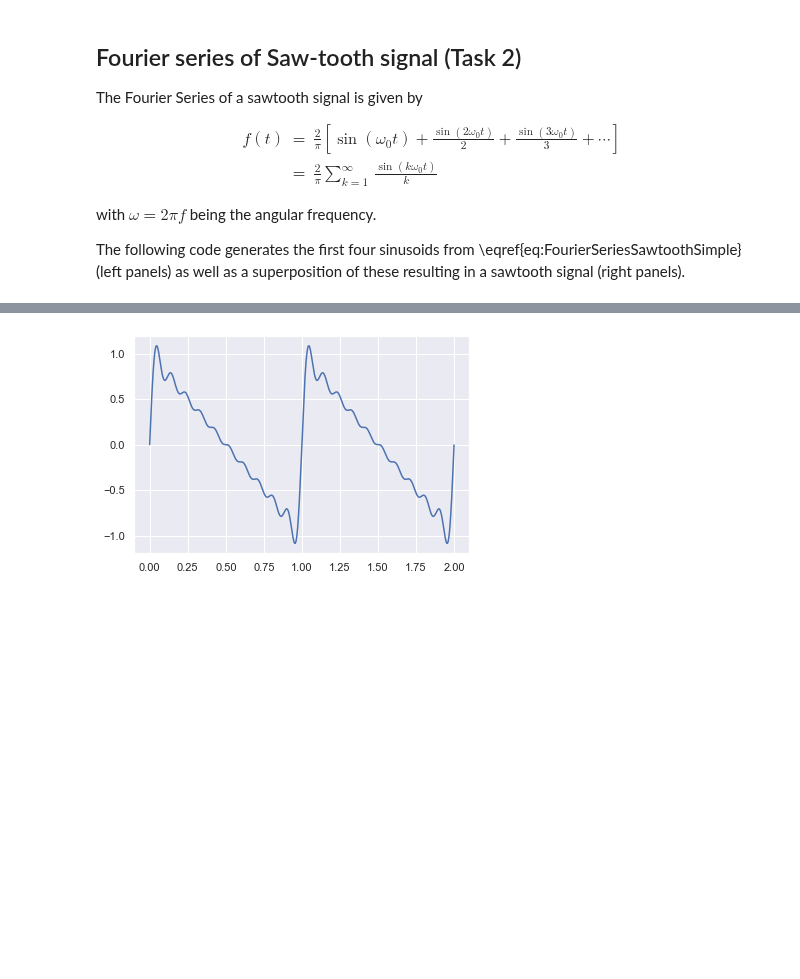
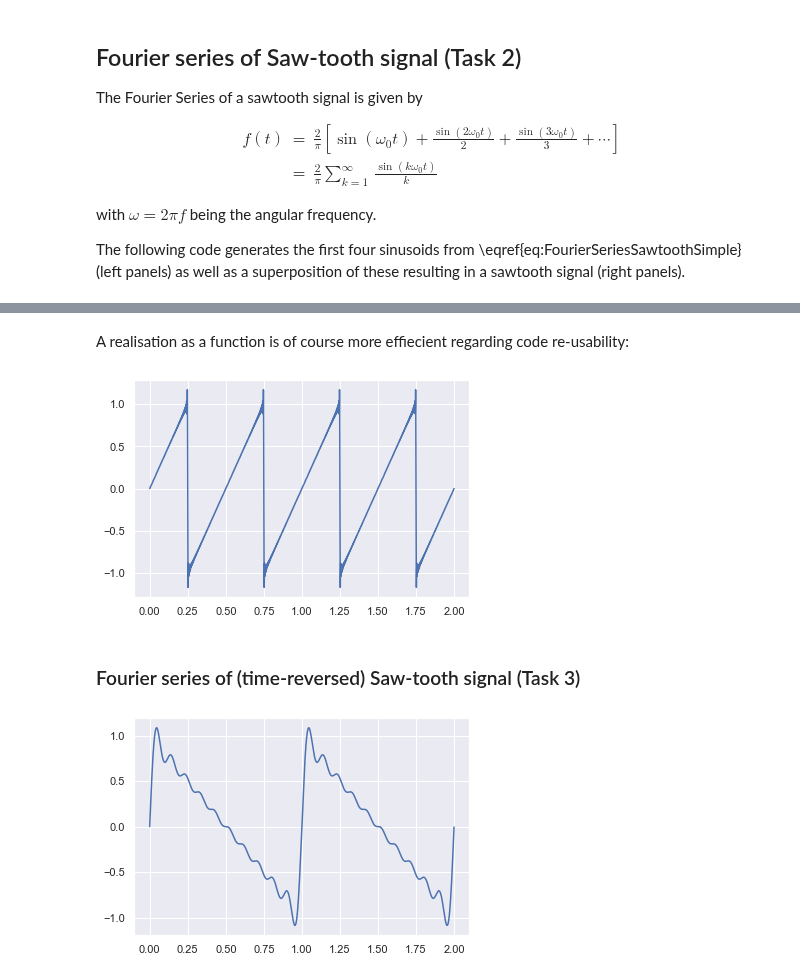
Before and after one commit to sap-shef/SpeechProcesssingLab, a Jupyter notebook: Lab-Sheet-Solutions/Lab-Sheet-4-Solution.ipynb, the cells around one changed output, grey strips where cells are left out. Drawn from its saved outputs; the diff is of its cells as text; code cells hidden in the pictures; blank space fills up the shorter version.

```diff
--- a/Lab-Sheet-Solutions/Lab-Sheet-4-Solution.ipynb
+++ b/Lab-Sheet-Solutions/Lab-Sheet-4-Solution.ipynb
@@ -140 +142,45 @@ None
+# %% [markdown]
+A realisation as a function is of course more effiecient regarding code re-usability:
+# %%
+def generateSawTooth(f0=2, length = 2, fs=8000, order=10, height=1):
+    """
+    Return a saw-tooth signal with given parameters.
+
+    Parameters
+    ----------
+    f0 : float, optional
+        fundamental frequency $f_0$ of the signal to be generated,
+        default: 1 Hz
+    length : float, optional
+        length of the signal to be generated, default: 2 sec.
+    fs : float, optional
+        sampling frequency $f_s$, default: 8000 Hz
+    order : int, optional
+        number of sinosuids to approximate saw-tooth, default: 10
+    height : float, optional
+        height of saw-tooth, default: 1
+
+    Returns
+    -------
+    sawTooth
+        generated sawtooth signal
+    t
+        matching time vector
+    """
+
+    t=np.arange(0,length,1/fs) # time vector
+    sum = np.zeros(len(t))
+    for ii in range(order):
+        jj=ii+1
+        sign = (jj % 2) * 2 - 1 # create alternating sign
+        sum += sign*np.sin(2*np.pi*jj*f0*t)/jj
+    return 2*height*sum/np.pi, t
+
+signal,t = generateSawTooth(order=100)
+plt.plot(t,signal);
+plt.xlabel('time $t$ in seconds')
+# %% [output]
+[figure, added]
+# %% [markdown]
+### Fourier series of (time-reversed) Saw-tooth signal (Task 3)
 # %%
```
Also changed, not shown: parts of 4 cells of this notebook, 1 other file.
